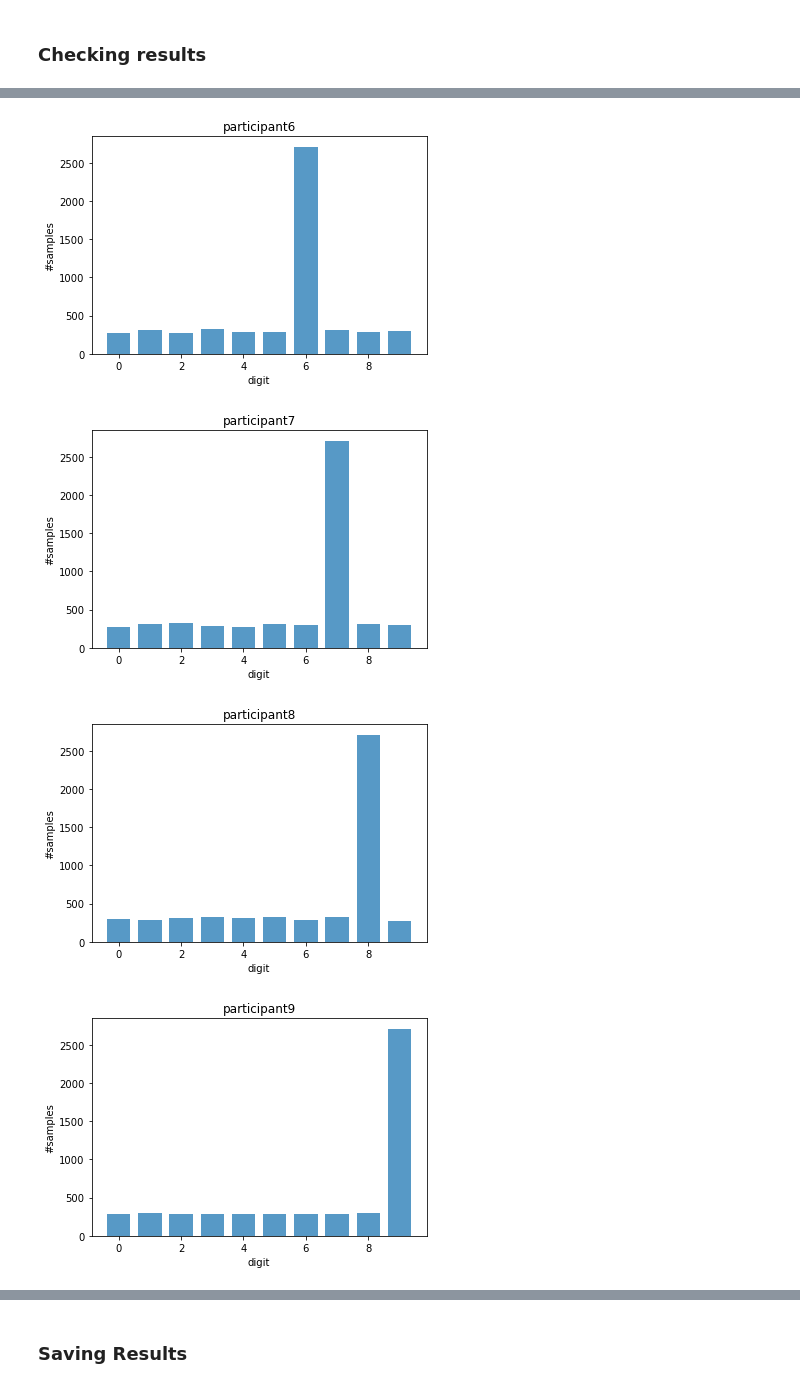
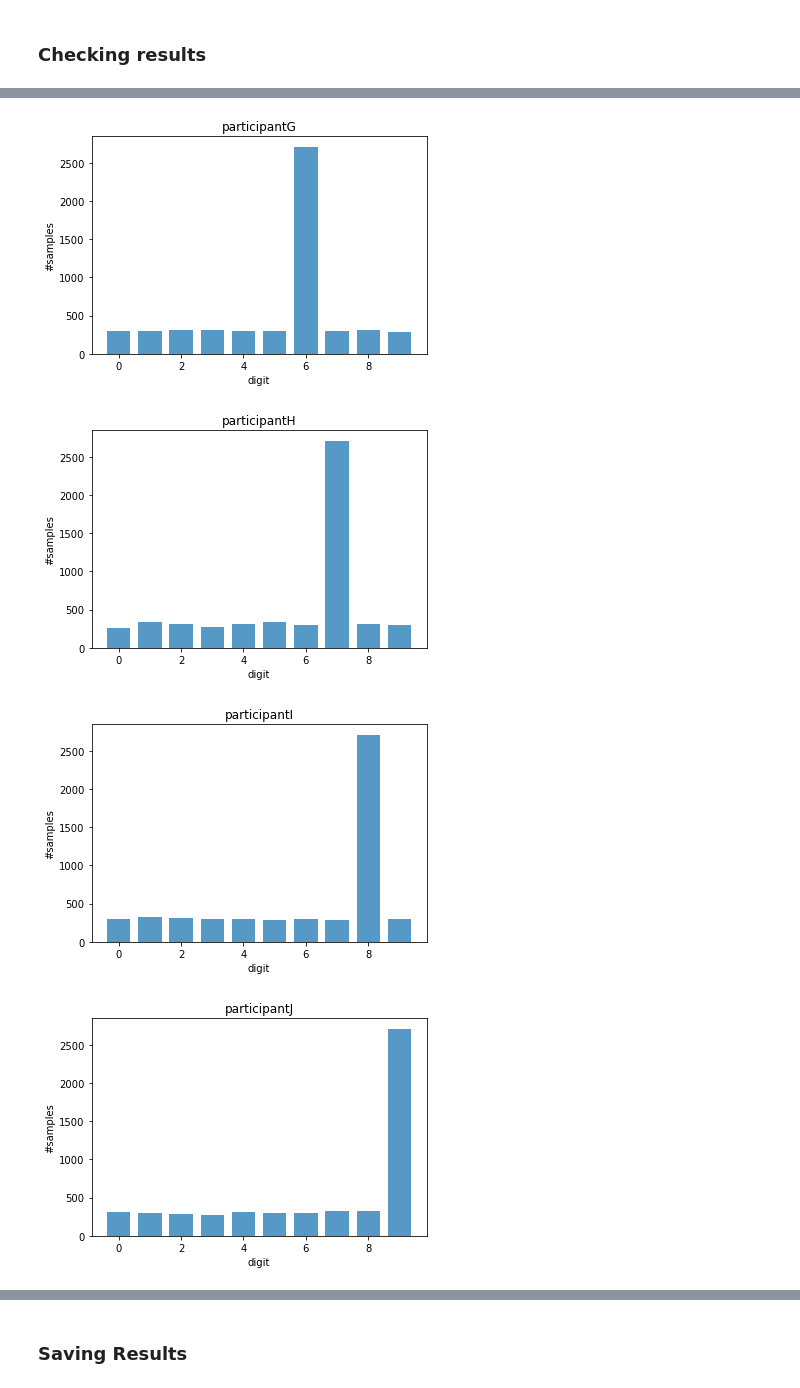
Before and after one commit to alelevente/FeLeSh, a Jupyter notebook: src/0_preliminaries/mnist_partitioner.ipynb, the cells around one changed output, grey strips where cells are left out. Saved outputs shown, nothing was run; the diff lists cells and outputs as text; code cells hidden in the pictures.

```diff
--- a/src/0_preliminaries/mnist_partitioner.ipynb
+++ b/src/0_preliminaries/mnist_partitioner.ipynb
@@ -122,0 +123,14 @@ for i, p in enumerate(participants_df):
+# %%
+plt.figure(figsize=[10,5])
+bar_width = .085
+for i, p in enumerate(participants_df):
+    counts = participants_df[i].groupby("label").count()["1x1"].values.flatten()
+    plt.bar(np.arange(0, 10)+bar_width*i, counts, width=bar_width, label="participant"+chr(ord('A')+i))
+
+plt.xticks([r + 4*bar_width for r in range(10)],
+        list(range(10)))
+plt.xlabel("digit")
+plt.ylabel("#samples")
+plt.legend(ncol=2, loc="lower center")
+plt.title("Example of IID data distribution")
+    #plt.show()
@@ -172,6 +189,6 @@ for i, p in enumerate(participants_df):
           rwidth = 0.75, alpha=0.75, align="left")
     plt.xlabel("digit")
     plt.ylabel("#samples")
-    plt.title("participant%d"%i)
+    plt.title("participant"+chr(ord('A')+i))
     plt.show()
 # %% [output]
@@ -181,7 +198,7 @@ for i, p in enumerate(participants_df):
 [figure]
 [figure]
 [figure]
-[figure, old version]
+[figure, new version]
-[figure, old version]
+[figure, new version]
-[figure, old version]
+[figure, new version]
-[figure, old version]
+[figure, new version]
```
Also changed, not shown: parts of 4 cells of this notebook, 13 other files.
